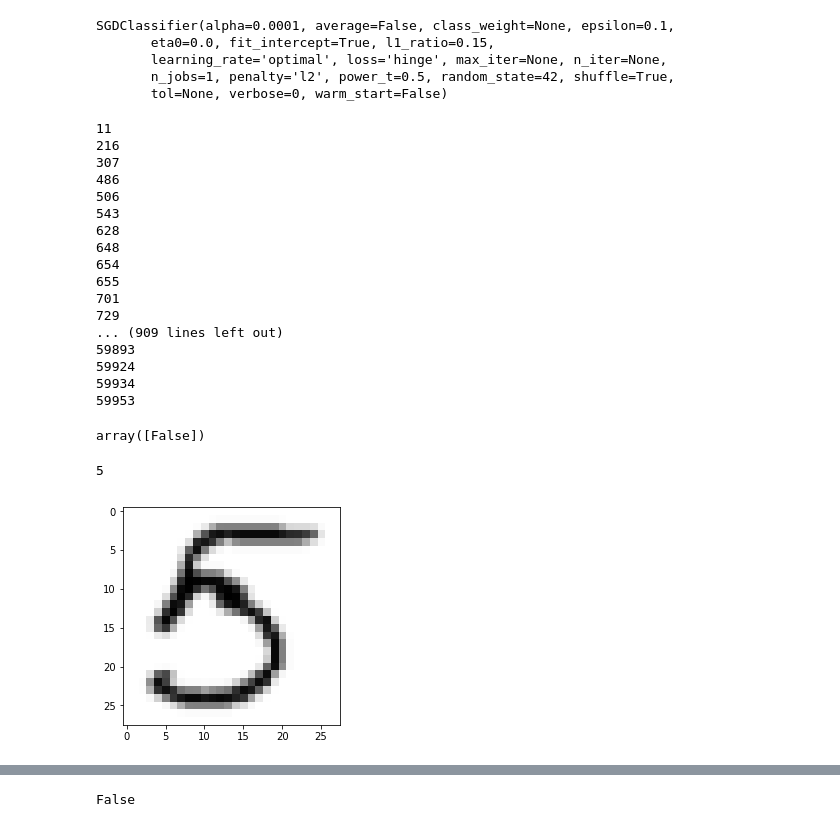
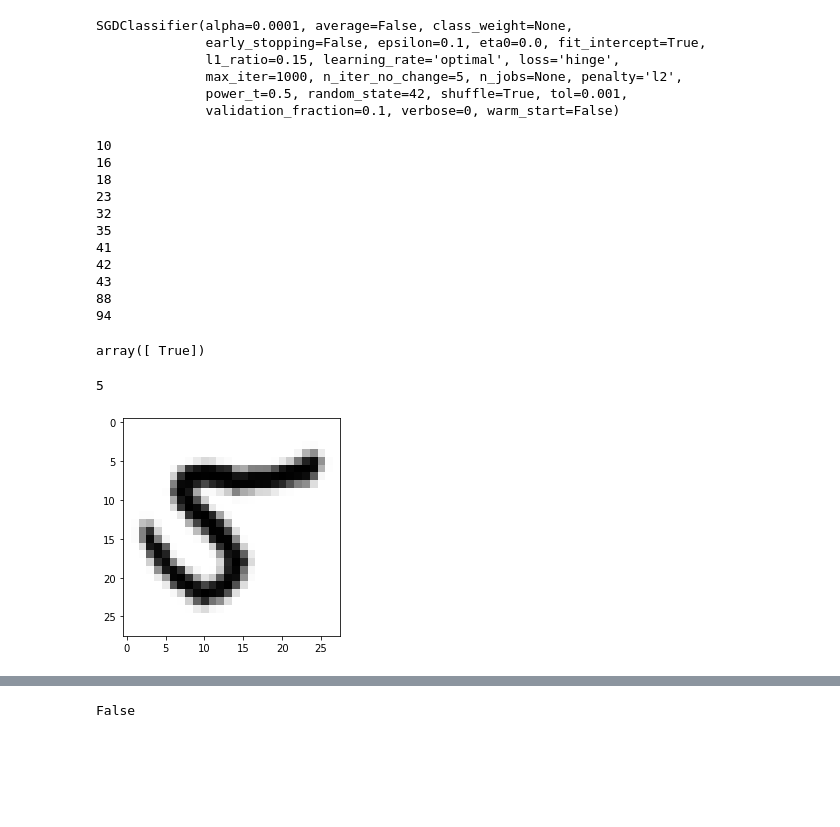
Before and after one commit to piyushbhadauriya/Project--notebook-, a Jupyter notebook: Project-3.ipynb, the cells around one changed output, grey strips where cells are left out. Drawn from its saved outputs; the diff is of its cells as text; code cells hidden in the pictures; blank space fills up the shorter version.

Commit message:
CharRecog project

```diff
--- a/Project-3.ipynb
+++ b/Project-3.ipynb
@@ -3,17 +3,18 @@ import os
 import numpy as np
 import pandas as pd
 
-DATA_PATH = os.path.join('datasets','emnist')
+DATA_PATH = os.path.join('CharRecog','Data','emnist')
 def get_data(filename,path=DATA_PATH):
     file_path = path+filename
     df = pd.read_csv(file_path,header=None)
     data = df.iloc[:,1:]
     target = df.iloc[:,0]
+    del df
     return target,data
 # %%
-
-train_label,train_data = get_data('/emnist-bymerge-train.csv')
-test_label,test_data = get_data('/emnist-bymerge-test.csv')
+print("Loading Traning Data ...")
+train_label,train_data = get_data('/emnist-mnist-train.csv')
+test_label,test_data = get_data('/emnist-mnist-test.csv')
 print(train_label.head())
 print(train_data.head())
 # %% [output]
@@ -64,6 +59,6 @@ def getlabeldict(file,path = DATA_PATH):
             lbl_dict[line[0]] = str(chr(int(line[1])))
     return lbl_dict
 # %%
-lbl_dict = getlabeldict('/emnist-bymerge-mapping.txt')
+lbl_dict = getlabeldict('/emnist-mnist-mapping.txt')
 print(lbl_dict.items())
 # %% [output]
@@ -79,9 +73,0 @@ memory usage: 4.1 GB
-# %%
-import matplotlib as mpl
-import matplotlib.pyplot as plt
-import numpy as np
-print(lbl_dict[str(train_label.values[11])])
-image = train_data.values[11].reshape([28, 28])
-image = image.transpose()
-plt.imshow(image, cmap = mpl.cm.binary)
-plt.show()
@@ -117,42 +107,37 @@ from sklearn.linear_model import SGDClassifier
 sgd_clf = SGDClassifier(random_state=42)
 sgd_clf.fit(train_data, y_train_5)
 # %% [output]
-SGDClassifier(alpha=0.0001, average=False, class_weight=None, epsilon=0.1,
-       eta0=0.0, fit_intercept=True, l1_ratio=0.15,
-       learning_rate='optimal', loss='hinge', max_iter=None, n_iter=None,
-       n_jobs=1, penalty='l2', power_t=0.5, random_state=42, shuffle=True,
-       tol=None, verbose=0, warm_start=False)
+SGDClassifier(alpha=0.0001, average=False, class_weight=None,
+              early_stopping=False, epsilon=0.1, eta0=0.0, fit_intercept=True,
+              l1_ratio=0.15, learning_rate='optimal', loss='hinge',
+              max_iter=1000, n_iter_no_change=5, n_jobs=None, penalty='l2',
+              power_t=0.5, random_state=42, shuffle=True, tol=0.001,
+              validation_fraction=0.1, verbose=0, warm_start=False)
 # %%
 # sgd_clf.predict(test_data[15])
-for i in range(60000):
+for i in range(100):
     if sgd_clf.predict([train_data[i]]) == True:
         print(i)
 # %% [output]
-11
-216
-307
-486
-506
-543
-628
-648
-654
-655
-701
-729
-... (909 lines left out)
-59893
-59924
-59934
-59953
+10
+16
+18
+23
+32
+35
+41
+42
+43
+88
+94
 # %%
-sgd_clf.predict([train_data[2]])
+sgd_clf.predict([train_data[10]])
 # %% [output]
-array([False])
+array([ True])
 # %%
-print(lbl_dict[str(train_label.values[1922])])
-plt.imshow(train_data[1922].reshape([28, 28]), cmap = mpl.cm.binary)
+print(lbl_dict[str(train_label.values[10])])
+plt.imshow(train_data[10].reshape([28, 28]), cmap = mpl.cm.binary)
 plt.show()
 # %% [output]
 5
-[figure, old version]
+[figure, new version]
```
Also changed, not shown: parts of 17 cells of this notebook, 4 other files.
